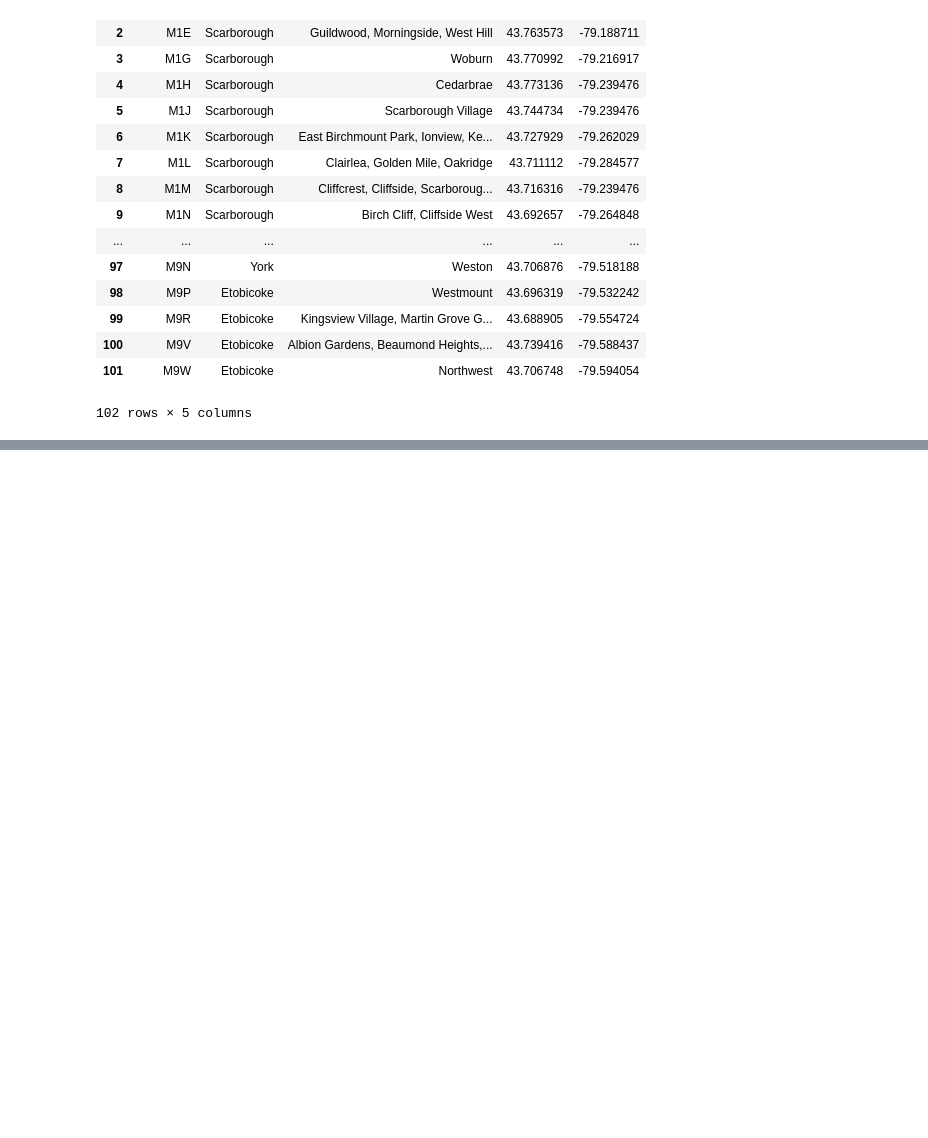
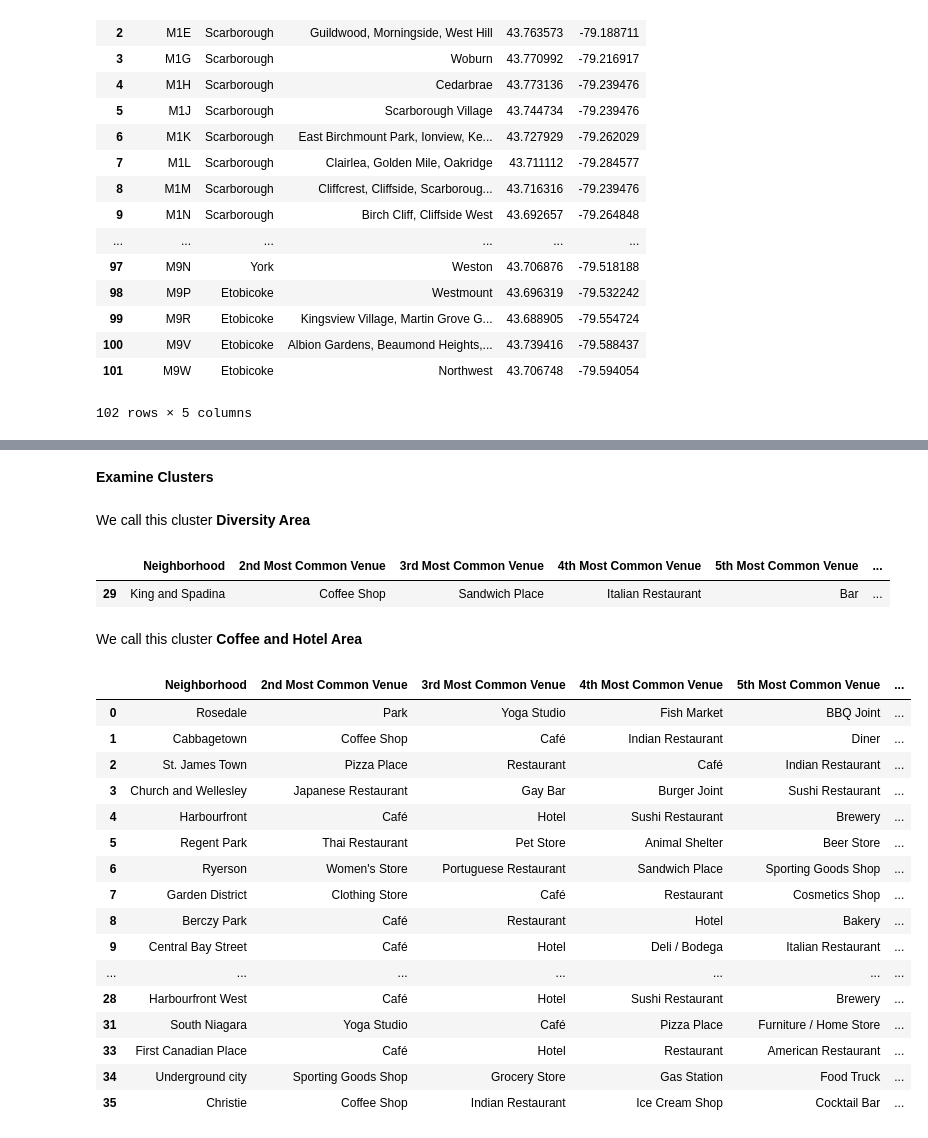
Before and after one commit to hungvm2/Coursera_Capstone, a Jupyter notebook: Segmenting_and_Clustering_Neighborhoods_in_Toronto.ipynb, the cells around one changed output, grey strips where cells are left out. Saved outputs shown, nothing was run; the diff lists cells and outputs as text; code cells hidden in the pictures; blank space fills up the shorter version.

```diff
--- a/Segmenting_and_Clustering_Neighborhoods_in_Toronto.ipynb
+++ b/Segmenting_and_Clustering_Neighborhoods_in_Toronto.ipynb
@@ -123,0 +611,11 @@ df
+# %%
+# set number of clusters
+kclusters = 2
+
+toronto_grouped_clustering = toronto_grouped.drop('Neighborhood', 1)
+
+# run k-means clustering
+kmeans = KMeans(n_clusters=kclusters, random_state=0).fit(toronto_grouped_clustering)
+
+# check cluster labels generated for each row in the dataframe
+kmeans.labels_[0:10]
@@ -123,0 +626,3 @@ df
+# %%
+downtown_nbh_df.columns = ['Neighborhood','Latitude','Longitude','Cluster Labels']
+downtown_nbh_df.head()
@@ -123,0 +638,10 @@ df
+# %%
+toronto_merged = downtown_nbh_df
+
+# add clustering labels
+toronto_merged['Cluster Labels'] = kmeans.labels_
+
+# merge toronto_grouped with toronto_data to add latitude/longitude for each neighborhood
+toronto_merged = toronto_merged.join(neighborhoods_venues_sorted.set_index('Neighborhood'), on='Neighborhood')
+
+toronto_merged.head() # check the last columns!
@@ -123,0 +688,31 @@ df
+# %% [markdown]
+**Examine Clusters**
+# %% [markdown]
+We call this cluster **Diversity Area**
+# %%
+toronto_merged.loc[toronto_merged['Cluster Labels'] == 0, toronto_merged.columns[[0] + list(range(5, toronto_merged.shape[1]))]]
+# %% [output]
+|  | Neighborhood | 2nd Most Common Venue | 3rd Most Common Venue | 4th Most Common Venue | 5th Most Common Venue | ... |
+| 29 | King and Spadina | Coffee Shop | Sandwich Place | Italian Restaurant | Bar | ... |
+# %% [markdown]
+We call this cluster **Coffee and Hotel Area**
+# %%
+toronto_merged.loc[toronto_merged['Cluster Labels'] == 1, toronto_merged.columns[[0] + list(range(5, toronto_merged.shape[1]))]]
+# %% [output]
+|  | Neighborhood | 2nd Most Common Venue | 3rd Most Common Venue | 4th Most Common Venue | 5th Most Common Venue | ... |
+| 0 | Rosedale | Park | Yoga Studio | Fish Market | BBQ Joint | ... |
+| 1 | Cabbagetown | Coffee Shop | Café | Indian Restaurant | Diner | ... |
+| 2 | St. James Town | Pizza Place | Restaurant | Café | Indian Restaurant | ... |
+| 3 | Church and Wellesley | Japanese Restaurant | Gay Bar | Burger Joint | Sushi Restaurant | ... |
+| 4 | Harbourfront | Café | Hotel | Sushi Restaurant | Brewery | ... |
+| 5 | Regent Park | Thai Restaurant | Pet Store | Animal Shelter | Beer Store | ... |
+| 6 | Ryerson | Women's Store | Portuguese Restaurant | Sandwich Place | Sporting Goods Shop | ... |
+| 7 | Garden District | Clothing Store | Café | Restaurant | Cosmetics Shop | ... |
+| 8 | Berczy Park | Café | Restaurant | Hotel | Bakery | ... |
+| 9 | Central Bay Street | Café | Hotel | Deli / Bodega | Italian Restaurant | ... |
+| ... | ... | ... | ... | ... | ... | ... |
+| 28 | Harbourfront West | Café | Hotel | Sushi Restaurant | Brewery | ... |
+| 31 | South Niagara | Yoga Studio | Café | Pizza Place | Furniture / Home Store | ... |
+| 33 | First Canadian Place | Café | Hotel | Restaurant | American Restaurant | ... |
+| 34 | Underground city | Sporting Goods Shop | Grocery Store | Gas Station | Food Truck | ... |
+| 35 | Christie | Coffee Shop | Indian Restaurant | Ice Cream Shop | Cocktail Bar | ... |
```
Also changed, not shown: parts of 49 cells of this notebook.
